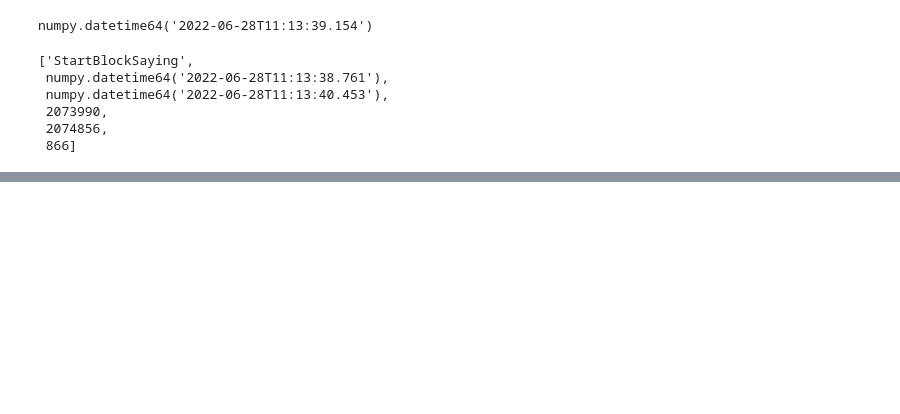
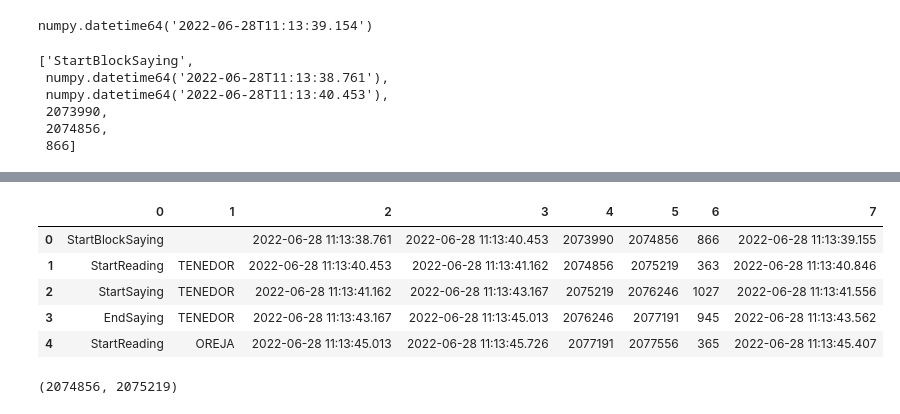
Before and after one commit to owaismujtaba/EEGAnotator, a Jupyter notebook: test.ipynb, the cells around one changed output, grey strips where cells are left out. Cells and saved outputs as stored; diff of their text form; code cells hidden in the pictures; blank space fills up the shorter version.

```diff
--- a/test.ipynb
+++ b/test.ipynb
@@ -132,0 +203,5 @@ data = pd.DataFrame(result, columns =['Action', 'word', 'Start_time', 'End_time'
+# %%
+start = 865452
+end = 896763
+# %%
+audio = audio.AUDIO[start:end]
@@ -168,4 +248,4 @@ eeg.EVENTS[start_eeg_timestamp]
 # %%
 result = map_eeg_actions_marker_words(start_eeg_timestamp, eeg.EVENTS, audio.MARKERS_WORDS_TIME_STAMPS)
 # %%
-pd.DataFrame(result)
+result = pd.DataFrame(result)
@@ -185,0 +254,15 @@ pd.DataFrame(result)
+# %%
+result.head()
+# %% [output]
+|  | 0 | 1 | 2 | 3 | 4 | 5 | 6 | 7 |
+| 0 | StartBlockSaying |  | 2022-06-28 11:13:38.761 | 2022-06-28 11:13:40.453 | 2073990 | 2074856 | 866 | 2022-06-28 11:13:39.155 |
+| 1 | StartReading | TENEDOR | 2022-06-28 11:13:40.453 | 2022-06-28 11:13:41.162 | 2074856 | 2075219 | 363 | 2022-06-28 11:13:40.846 |
+| 2 | StartSaying | TENEDOR | 2022-06-28 11:13:41.162 | 2022-06-28 11:13:43.167 | 2075219 | 2076246 | 1027 | 2022-06-28 11:13:41.556 |
+| 3 | EndSaying | TENEDOR | 2022-06-28 11:13:43.167 | 2022-06-28 11:13:45.013 | 2076246 | 2077191 | 945 | 2022-06-28 11:13:43.562 |
+| 4 | StartReading | OREJA | 2022-06-28 11:13:45.013 | 2022-06-28 11:13:45.726 | 2077191 | 2077556 | 365 | 2022-06-28 11:13:45.407 |
+# %%
+start_sample = result.iloc[1,4]
+end_sample = result.iloc[1,5]
+start_sample, end_sample
+# %% [output]
+(2074856, 2075219)
```
Also changed, not shown: parts of 20 cells of this notebook, 11 other files.
